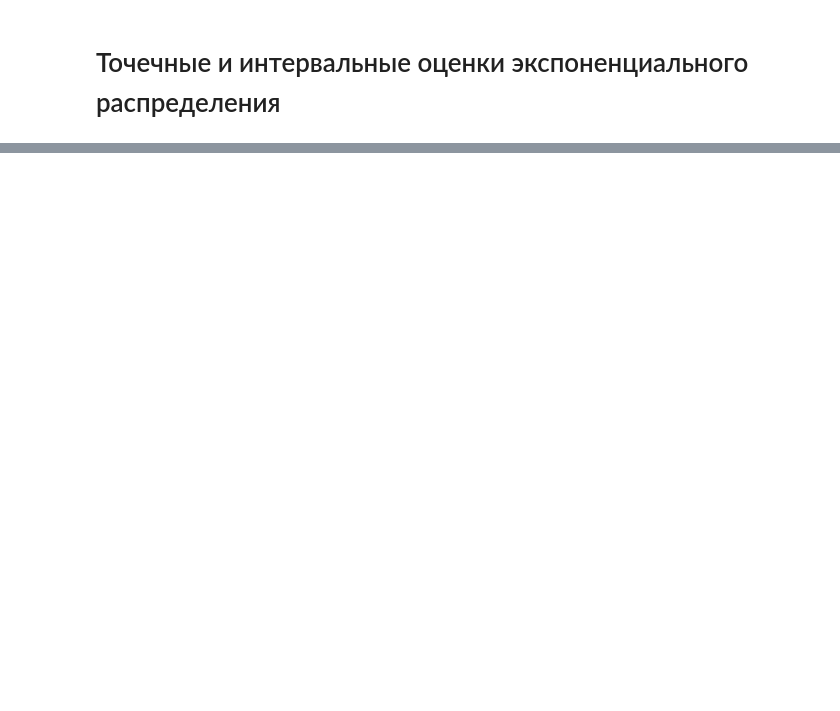
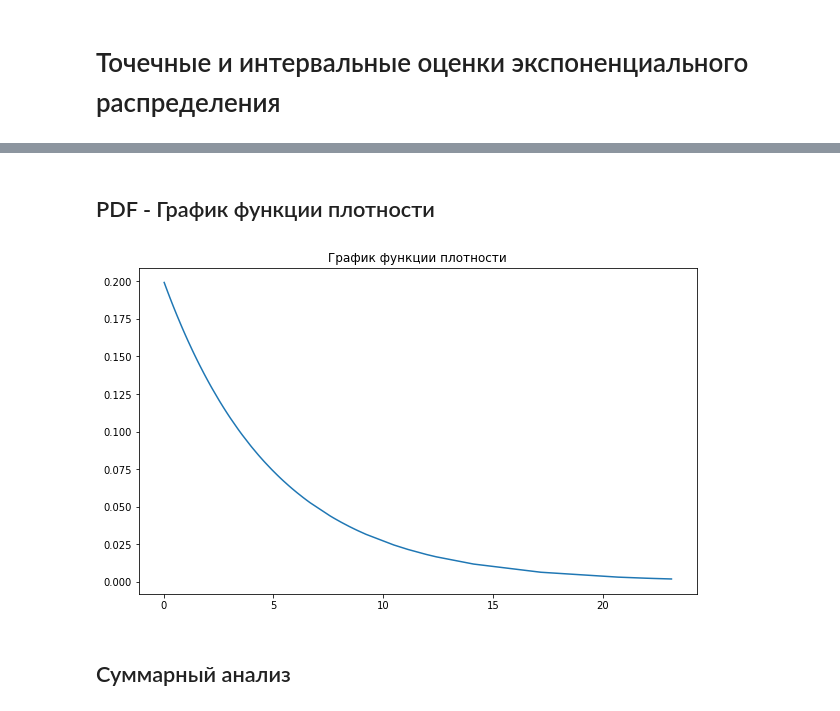
Before and after one commit to asmalcev/statistics, a Jupyter notebook: lab4/task1.ipynb, the cells around one changed output, grey strips where cells are left out. Saved outputs shown, nothing was run; the diff lists cells and outputs as text; code cells hidden in the pictures; blank space fills up the shorter version.

```diff
--- a/lab4/task1.ipynb
+++ b/lab4/task1.ipynb
@@ -25,0 +55,15 @@ print(expon.fit(dist))
+# %% [markdown]
+## PDF - График функции плотности
+# %%
+fig, ax = plt.subplots(figsize=(10, 6))
+
+y = expon.pdf(x, scale=SCALE)
+
+ax.plot(x, y)
+
+plt.title('График функции плотности')
+plt.show()
+# %% [output]
+[figure, added]
+# %% [markdown]
+## Суммарный анализ
```
Also changed, not shown: parts of 10 cells of this notebook, 2 other files.
